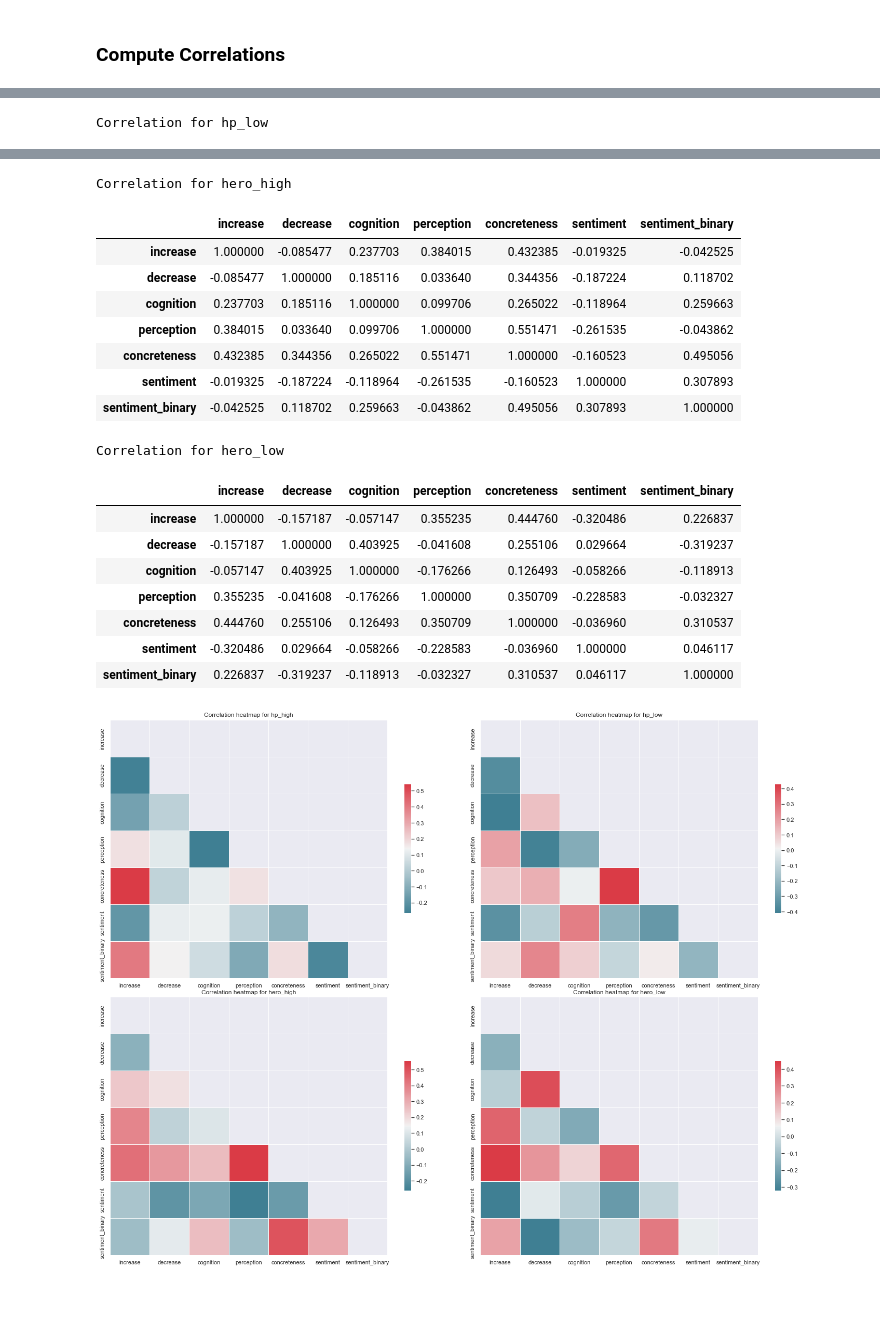
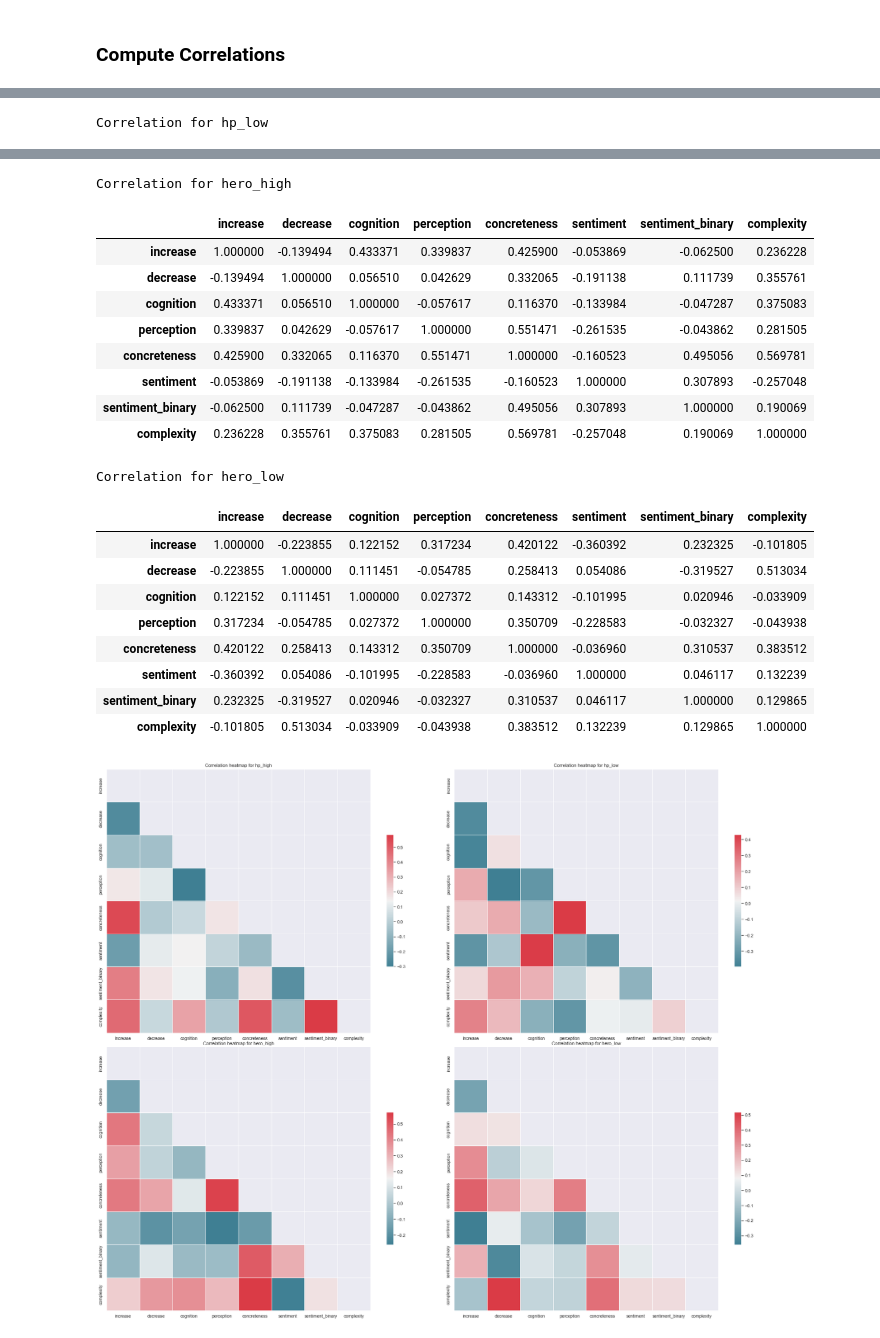
Before and after one commit to kelseyneis/narrative_transportation, a Jupyter notebook: survey_response.ipynb, the cells around one changed output, grey strips where cells are left out. Cells and saved outputs as stored; diff of their text form; code cells hidden in the pictures; blank space fills up the shorter version.

```diff
--- a/survey_response.ipynb
+++ b/survey_response.ipynb
@@ -168,0 +231,4 @@ plt.show()
+# %%
+for story in all_stories:
+   df = combined_highlights[story]
+   display(df.style.background_gradient(axis=0, gmap=df['combined_highlights'], cmap='RdBu',  vmin=-2.0, vmax=4.0))
@@ -248,6 +383,11 @@ def run_booknlp(story):
 # %%
 concreteness_scores = pd.read_csv("concreteness_scores.csv")
 liwc = pd.read_csv('liwc_results.csv')
+# %%
+import textstat
+def readability(sent):
+   return textstat.text_standard(sent, float_output=True)
+   # return (1 if grade_level > 8.0 else 0)
 # %%
 tokens = dict(zip(all_stories, np.zeros(len(all_stories))))
 supersense = dict(zip(all_stories, np.zeros(len(all_stories))))
@@ -263,4 +403,5 @@ for story in all_stories:
    sentence_counts[story]['concreteness'] = list(map(get_concreteness_scores, sentences[story]))
    sentence_counts[story]['sentiment'] = list(sentiment[story])
    sentence_counts[story]['sentiment_binary'] = list(map(lambda x: 1 if abs(x) > 0 else 0, (sentiment[story])))
-   pairplot_df[story] = sentence_counts[story].drop('sentence', axis=1)
+   sentence_counts[story]['complexity'] = list(map(readability, sentences[story]))
+   pairplot_df[story] = sentence_counts[story].drop(['sentence'], axis=1)
@@ -286,3 +414,14 @@ plt.show()
+# %%
+# Normalize data for correlation checking
+def absolute_maximum_scale(series):
+    return series / series.abs().max()
+
+pairplot_norm = dict(zip(all_stories, np.zeros(len(all_stories))))
+
+for story in all_stories:
+    pairplot_norm[story] = pd.DataFrame(pairplot_df[story])
+    for col in pairplot_norm[story].drop(['increase', 'decrease', 'combined'], axis=1).columns:
+        pairplot_norm[story][col] = absolute_maximum_scale(pairplot_norm[story][col])
 # %%
 corr = dict(zip(all_stories, np.zeros(len(all_stories))))
 f, ax = plt.subplots(2, 2)
@@ -295,7 +434,7 @@ for story in all_stories:
     ax2 = axes[count][1]
 
     # Compute the correlation matrix
-    corr[story] = pairplot_df[story].corr()
+    corr[story] = pairplot_norm[story].drop(['combined'], axis=1).corr()
 
     # Generate a mask for the upper triangle
     mask = np.zeros_like(corr[story], dtype=bool)
@@ -340,20 +481,22 @@ Correlation for hp_low
 Correlation for hero_high
-|  | increase | decrease | cognition | perception | concreteness | sentiment | sentiment_binary |
-| increase | 1.000000 | -0.085477 | 0.237703 | 0.384015 | 0.432385 | -0.019325 | -0.042525 |
-| decrease | -0.085477 | 1.000000 | 0.185116 | 0.033640 | 0.344356 | -0.187224 | 0.118702 |
-| cognition | 0.237703 | 0.185116 | 1.000000 | 0.099706 | 0.265022 | -0.118964 | 0.259663 |
-| perception | 0.384015 | 0.033640 | 0.099706 | 1.000000 | 0.551471 | -0.261535 | -0.043862 |
-| concreteness | 0.432385 | 0.344356 | 0.265022 | 0.551471 | 1.000000 | -0.160523 | 0.495056 |
-| sentiment | -0.019325 | -0.187224 | -0.118964 | -0.261535 | -0.160523 | 1.000000 | 0.307893 |
-| sentiment_binary | -0.042525 | 0.118702 | 0.259663 | -0.043862 | 0.495056 | 0.307893 | 1.000000 |
+|  | increase | decrease | cognition | perception | concreteness | sentiment | sentiment_binary | complexity |
+| increase | 1.000000 | -0.139494 | 0.433371 | 0.339837 | 0.425900 | -0.053869 | -0.062500 | 0.236228 |
+| decrease | -0.139494 | 1.000000 | 0.056510 | 0.042629 | 0.332065 | -0.191138 | 0.111739 | 0.355761 |
+| cognition | 0.433371 | 0.056510 | 1.000000 | -0.057617 | 0.116370 | -0.133984 | -0.047287 | 0.375083 |
+| perception | 0.339837 | 0.042629 | -0.057617 | 1.000000 | 0.551471 | -0.261535 | -0.043862 | 0.281505 |
+| concreteness | 0.425900 | 0.332065 | 0.116370 | 0.551471 | 1.000000 | -0.160523 | 0.495056 | 0.569781 |
+| sentiment | -0.053869 | -0.191138 | -0.133984 | -0.261535 | -0.160523 | 1.000000 | 0.307893 | -0.257048 |
+| sentiment_binary | -0.062500 | 0.111739 | -0.047287 | -0.043862 | 0.495056 | 0.307893 | 1.000000 | 0.190069 |
+| complexity | 0.236228 | 0.355761 | 0.375083 | 0.281505 | 0.569781 | -0.257048 | 0.190069 | 1.000000 |
 Correlation for hero_low
-|  | increase | decrease | cognition | perception | concreteness | sentiment | sentiment_binary |
-| increase | 1.000000 | -0.157187 | -0.057147 | 0.355235 | 0.444760 | -0.320486 | 0.226837 |
-| decrease | -0.157187 | 1.000000 | 0.403925 | -0.041608 | 0.255106 | 0.029664 | -0.319237 |
-| cognition | -0.057147 | 0.403925 | 1.000000 | -0.176266 | 0.126493 | -0.058266 | -0.118913 |
-| perception | 0.355235 | -0.041608 | -0.176266 | 1.000000 | 0.350709 | -0.228583 | -0.032327 |
-| concreteness | 0.444760 | 0.255106 | 0.126493 | 0.350709 | 1.000000 | -0.036960 | 0.310537 |
-| sentiment | -0.320486 | 0.029664 | -0.058266 | -0.228583 | -0.036960 | 1.000000 | 0.046117 |
-| sentiment_binary | 0.226837 | -0.319237 | -0.118913 | -0.032327 | 0.310537 | 0.046117 | 1.000000 |
+|  | increase | decrease | cognition | perception | concreteness | sentiment | sentiment_binary | complexity |
+| increase | 1.000000 | -0.223855 | 0.122152 | 0.317234 | 0.420122 | -0.360392 | 0.232325 | -0.101805 |
+| decrease | -0.223855 | 1.000000 | 0.111451 | -0.054785 | 0.258413 | 0.054086 | -0.319527 | 0.513034 |
+| cognition | 0.122152 | 0.111451 | 1.000000 | 0.027372 | 0.143312 | -0.101995 | 0.020946 | -0.033909 |
+| perception | 0.317234 | -0.054785 | 0.027372 | 1.000000 | 0.350709 | -0.228583 | -0.032327 | -0.043938 |
+| concreteness | 0.420122 | 0.258413 | 0.143312 | 0.350709 | 1.000000 | -0.036960 | 0.310537 | 0.383512 |
+| sentiment | -0.360392 | 0.054086 | -0.101995 | -0.228583 | -0.036960 | 1.000000 | 0.046117 | 0.132239 |
+| sentiment_binary | 0.232325 | -0.319527 | 0.020946 | -0.032327 | 0.310537 | 0.046117 | 1.000000 | 0.129865 |
+| complexity | -0.101805 | 0.513034 | -0.033909 | -0.043938 | 0.383512 | 0.132239 | 0.129865 | 1.000000 |
-[figure, old version]
+[figure, new version]
 # %%
```
Also changed, not shown: parts of 15 cells of this notebook, 2 other files.
